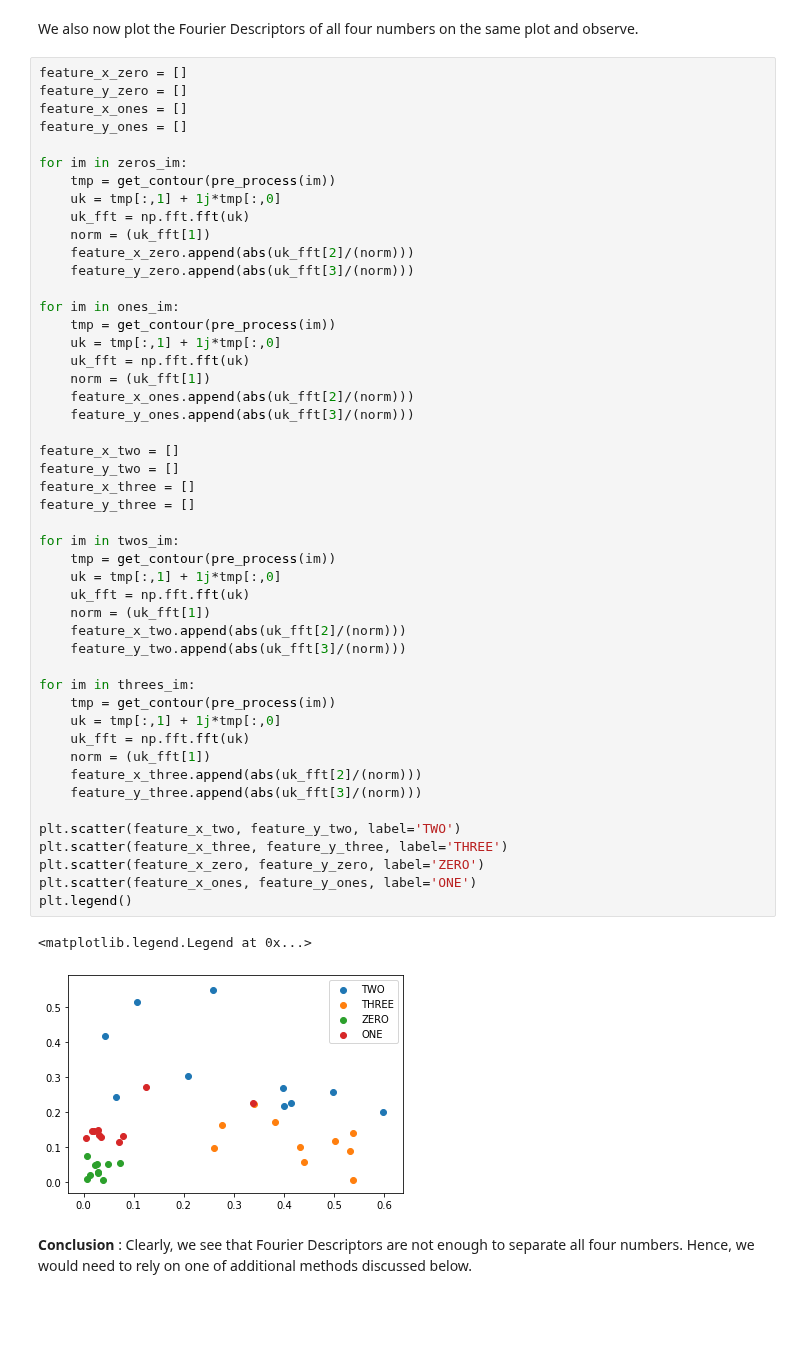
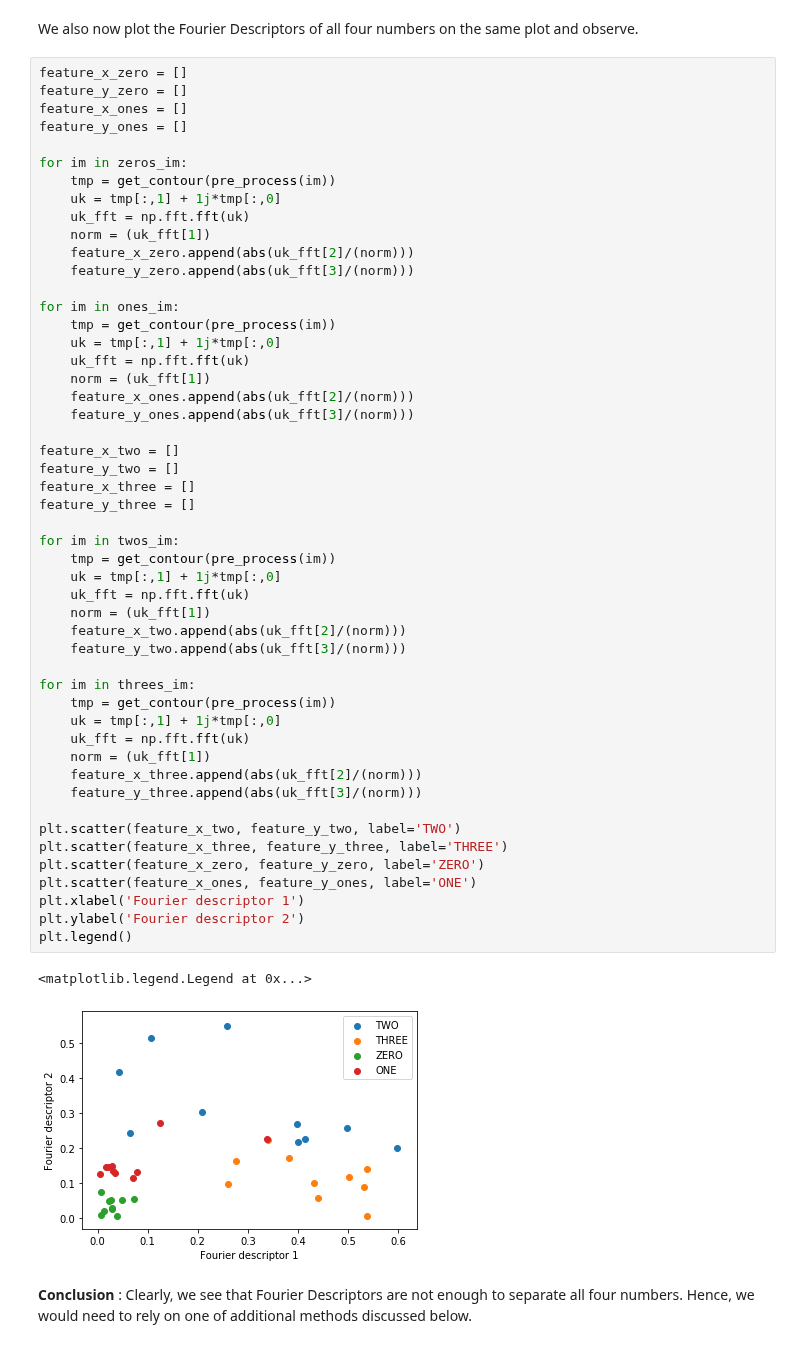
Before and after one commit to dhruti96shah/iapr-2020, a Jupyter notebook: labs/lab_02_object_description_dhruti.ipynb, the cells around one changed output. Drawn from its saved outputs; the diff is of its cells as text; blank space fills up the shorter version.

```diff
--- a/labs/lab_02_object_description_dhruti.ipynb
+++ b/labs/lab_02_object_description_dhruti.ipynb
@@ -381,34 +390,36 @@ for im in ones_im:
     feature_y_ones.append(abs(uk_fft[3]/(norm)))
 
 feature_x_two = []
 feature_y_two = []
 feature_x_three = []
 feature_y_three = []
 
 for im in twos_im:
     tmp = get_contour(pre_process(im))
     uk = tmp[:,1] + 1j*tmp[:,0]
     uk_fft = np.fft.fft(uk)
     norm = (uk_fft[1])
     feature_x_two.append(abs(uk_fft[2]/(norm)))
     feature_y_two.append(abs(uk_fft[3]/(norm)))
 
 for im in threes_im:
     tmp = get_contour(pre_process(im))
     uk = tmp[:,1] + 1j*tmp[:,0]
     uk_fft = np.fft.fft(uk)
     norm = (uk_fft[1])
     feature_x_three.append(abs(uk_fft[2]/(norm)))
     feature_y_three.append(abs(uk_fft[3]/(norm)))
 
 plt.scatter(feature_x_two, feature_y_two, label='TWO')
 plt.scatter(feature_x_three, feature_y_three, label='THREE')
 plt.scatter(feature_x_zero, feature_y_zero, label='ZERO')
 plt.scatter(feature_x_ones, feature_y_ones, label='ONE')
+plt.xlabel('Fourier descriptor 1')
+plt.ylabel('Fourier descriptor 2')
 plt.legend()
 # %% [output]
 <matplotlib.legend.Legend at 0x...>
-[figure, old version]
+[figure, new version]
 # %% [markdown]
 **Conclusion** : Clearly, we see that Fourier Descriptors are not enough to separate all four numbers. Hence, we would need to rely on one of additional methods discussed below.
 # %% [markdown]
```
Also changed, not shown: parts of 6 cells of this notebook.
